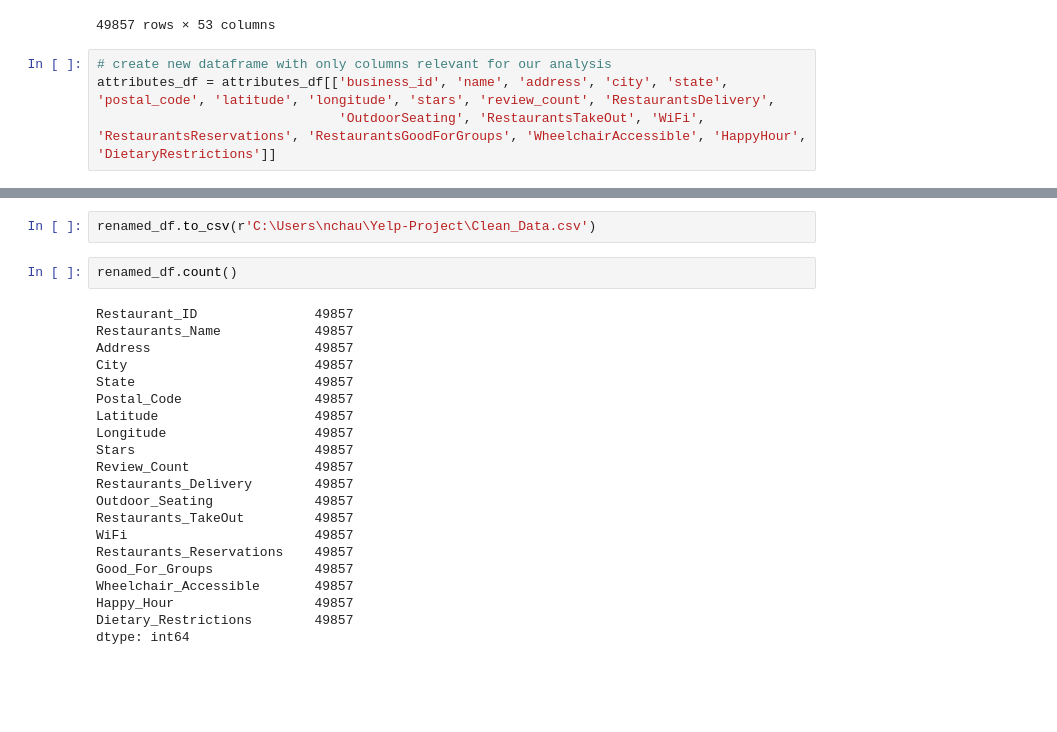
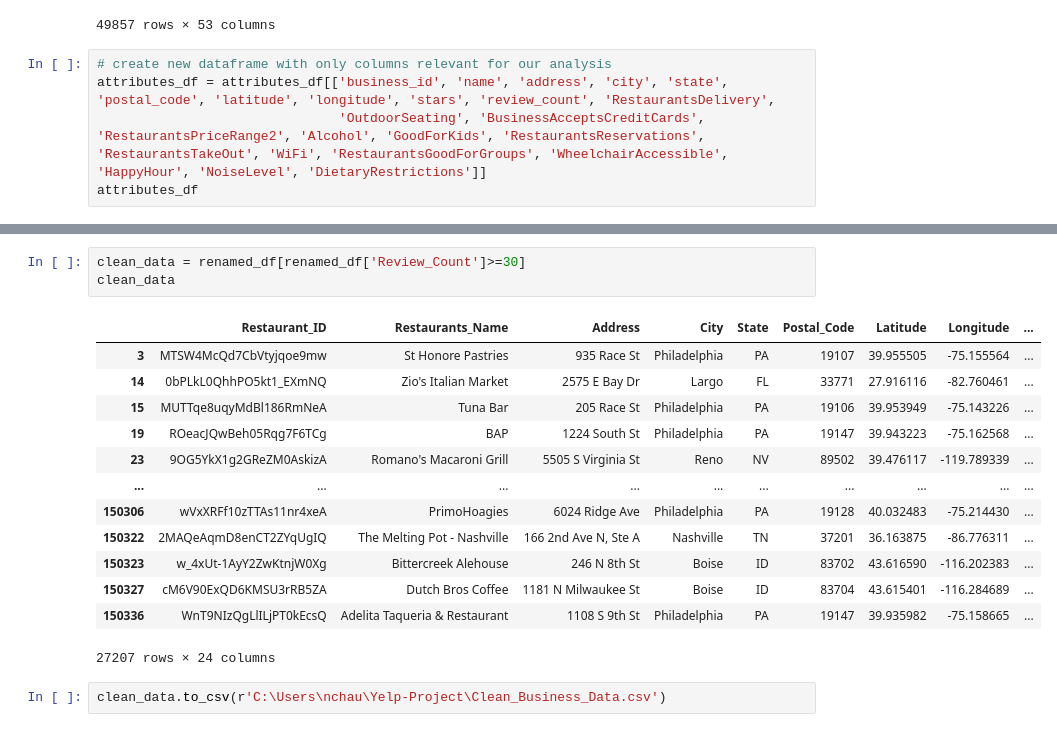
Before and after one commit to Aigerim-Zh/Yelp-Project, a Jupyter notebook: Cleaned Business Data.ipynb, the cells around one changed output, grey strips where cells are left out. Drawn from its saved outputs; the diff is of its cells as text; blank space fills up the shorter version.

```diff
--- a/Cleaned Business Data.ipynb
+++ b/Cleaned Business Data.ipynb
@@ -108,4 +108,5 @@ attributes_df
 # %%
 # create new dataframe with only columns relevant for our analysis
 attributes_df = attributes_df[['business_id', 'name', 'address', 'city', 'state', 'postal_code', 'latitude', 'longitude', 'stars', 'review_count', 'RestaurantsDelivery',
-                               'OutdoorSeating', 'RestaurantsTakeOut', 'WiFi', 'RestaurantsReservations', 'RestaurantsGoodForGroups', 'WheelchairAccessible', 'HappyHour', 'DietaryRestrictions']]
+                               'OutdoorSeating', 'BusinessAcceptsCreditCards', 'RestaurantsPriceRange2', 'Alcohol', 'GoodForKids', 'RestaurantsReservations', 'RestaurantsTakeOut', 'WiFi', 'RestaurantsGoodForGroups', 'WheelchairAccessible', 'HappyHour', 'NoiseLevel', 'DietaryRestrictions']]
+attributes_df
@@ -425,25 +525,19 @@ renamed_df.head()
+# %%
+clean_data = renamed_df[renamed_df['Review_Count']>=30]
+clean_data
+# %% [output]
+|  | Restaurant_ID | Restaurants_Name | Address | City | State | Postal_Code | Latitude | Longitude | ... |
+| 3 | MTSW4McQd7CbVtyjqoe9mw | St Honore Pastries | 935 Race St | Philadelphia | PA | 19107 | 39.955505 | -75.155564 | ... |
+| 14 | 0bPLkL0QhhPO5kt1_EXmNQ | Zio's Italian Market | 2575 E Bay Dr | Largo | FL | 33771 | 27.916116 | -82.760461 | ... |
+| 15 | MUTTqe8uqyMdBl186RmNeA | Tuna Bar | 205 Race St | Philadelphia | PA | 19106 | 39.953949 | -75.143226 | ... |
+| 19 | ROeacJQwBeh05Rqg7F6TCg | BAP | 1224 South St | Philadelphia | PA | 19147 | 39.943223 | -75.162568 | ... |
+| 23 | 9OG5YkX1g2GReZM0AskizA | Romano's Macaroni Grill | 5505 S Virginia St | Reno | NV | 89502 | 39.476117 | -119.789339 | ... |
+| ... | ... | ... | ... | ... | ... | ... | ... | ... | ... |
+| 150306 | wVxXRFf10zTTAs11nr4xeA | PrimoHoagies | 6024 Ridge Ave | Philadelphia | PA | 19128 | 40.032483 | -75.214430 | ... |
+| 150322 | 2MAQeAqmD8enCT2ZYqUgIQ | The Melting Pot - Nashville | 166 2nd Ave N, Ste A | Nashville | TN | 37201 | 36.163875 | -86.776311 | ... |
+| 150323 | w_4xUt-1AyY2ZwKtnjW0Xg | Bittercreek Alehouse | 246 N 8th St | Boise | ID | 83702 | 43.616590 | -116.202383 | ... |
+| 150327 | cM6V90ExQD6KMSU3rRB5ZA | Dutch Bros Coffee | 1181 N Milwaukee St | Boise | ID | 83704 | 43.615401 | -116.284689 | ... |
+| 150336 | WnT9NIzQgLlILjPT0kEcsQ | Adelita Taqueria & Restaurant | 1108 S 9th St | Philadelphia | PA | 19147 | 39.935982 | -75.158665 | ... |
+27207 rows × 24 columns
 # %%
-renamed_df.to_csv(r'C:\Users\nchau\Yelp-Project\Clean_Data.csv')
+clean_data.to_csv(r'C:\Users\nchau\Yelp-Project\Clean_Business_Data.csv')
-# %%
-renamed_df.count()
-# %% [output]
-Restaurant_ID               49857
-Restaurants_Name            49857
-Address                     49857
-City                        49857
-State                       49857
-Postal_Code                 49857
-Latitude                    49857
-Longitude                   49857
-Stars                       49857
-Review_Count                49857
-Restaurants_Delivery        49857
-Outdoor_Seating             49857
-Restaurants_TakeOut         49857
-WiFi                        49857
-Restaurants_Reservations    49857
-Good_For_Groups             49857
-Wheelchair_Accessible       49857
-Happy_Hour                  49857
-Dietary_Restrictions        49857
-dtype: int64
```
Also changed, not shown: parts of 27 cells of this notebook.
